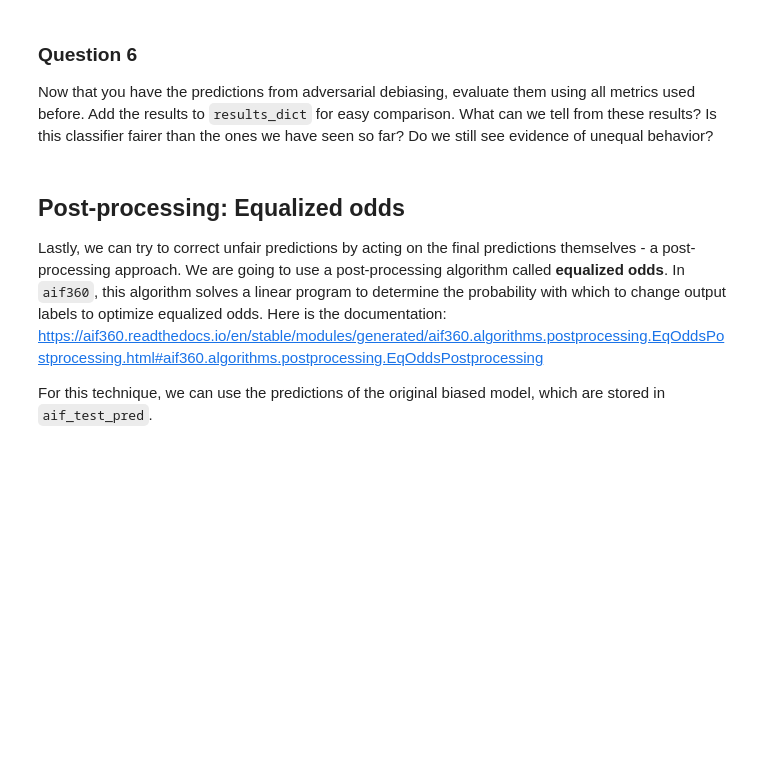
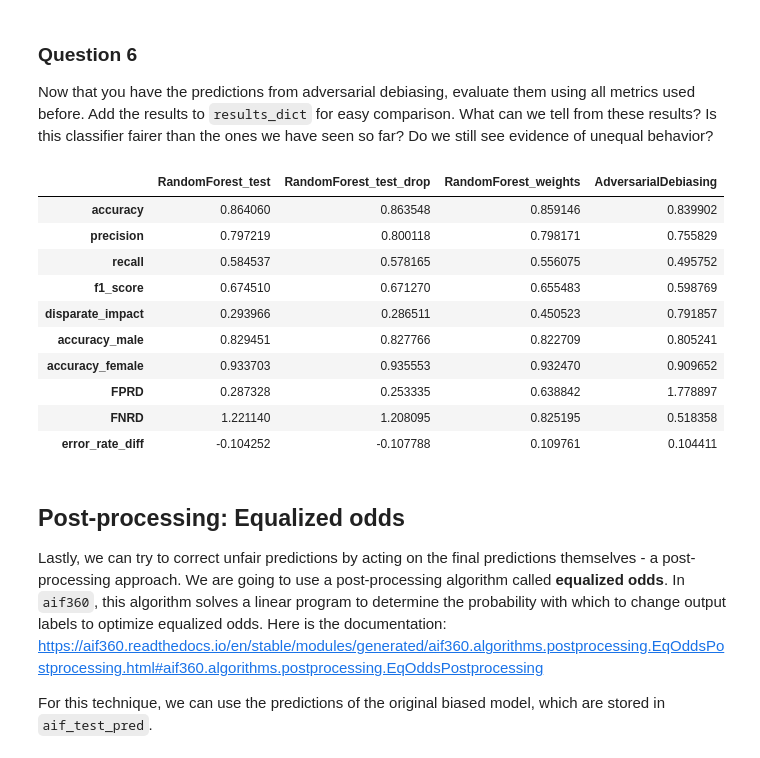
Before and after one commit to lunamgulec/DSCI430-assign4, a Jupyter notebook: Module4aif360.ipynb, the cells around one changed output. Saved outputs shown, nothing was run; the diff lists cells and outputs as text; code cells hidden in the pictures; blank space fills up the shorter version.

```diff
--- a/Module4aif360.ipynb
+++ b/Module4aif360.ipynb
@@ -709,6 +732,44 @@ TypeError: Argument `fetch` = None has invalid type "NoneType". Cannot be None
 ### Question 6
 
 Now that you have the predictions from adversarial debiasing, evaluate them using all metrics used before. Add the results to `results_dict` for easy comparison. What can we tell from these results? Is this classifier fairer than the ones we have seen so far? Do we still see evidence of unequal behavior?
+# %%
+# create classification metric
+metric_AD = ClassificationMetric(
+    aif_test,
+    aif_test_pred_AD,
+    unprivileged_groups=[{'sex_Male': 0}],
+    privileged_groups=[{'sex_Male': 1}]
+)
+
+# add to results_dict
+results_dict["AdversarialDebiasing"] = {
+    "accuracy": metric_AD.accuracy(),
+    "precision": metric_AD.precision(),
+    "recall": metric_AD.recall(),
+    "f1_score": 2 * (metric_AD.precision() * metric_AD.recall()) /
+                (metric_AD.precision() + metric_AD.recall())
+                if (metric_AD.precision() + metric_AD.recall()) > 0 else 0,
+    "disparate_impact": metric_AD.disparate_impact(),
+    "accuracy_male": metric_AD.accuracy(privileged=True),
+    "accuracy_female": metric_AD.accuracy(privileged=False),
+    "FPRD": metric_AD.false_positive_rate_ratio(),
+    "FNRD": metric_AD.false_negative_rate_ratio(),
+    "error_rate_diff": metric_AD.accuracy(privileged=False) - metric_AD.accuracy(privileged=True)
+}
+
+pd.DataFrame(results_dict)
+# %% [output]
+|  | RandomForest_test | RandomForest_test_drop | RandomForest_weights | AdversarialDebiasing |
+| accuracy | 0.864060 | 0.863548 | 0.859146 | 0.839902 |
+| precision | 0.797219 | 0.800118 | 0.798171 | 0.755829 |
+| recall | 0.584537 | 0.578165 | 0.556075 | 0.495752 |
+| f1_score | 0.674510 | 0.671270 | 0.655483 | 0.598769 |
+| disparate_impact | 0.293966 | 0.286511 | 0.450523 | 0.791857 |
+| accuracy_male | 0.829451 | 0.827766 | 0.822709 | 0.805241 |
+| accuracy_female | 0.933703 | 0.935553 | 0.932470 | 0.909652 |
+| FPRD | 0.287328 | 0.253335 | 0.638842 | 1.778897 |
+| FNRD | 1.221140 | 1.208095 | 0.825195 | 0.518358 |
+| error_rate_diff | -0.104252 | -0.107788 | 0.109761 | 0.104411 |
 # %% [markdown]
 ## Post-processing: Equalized odds
 
```
Also changed, not shown: parts of 8 cells of this notebook.
